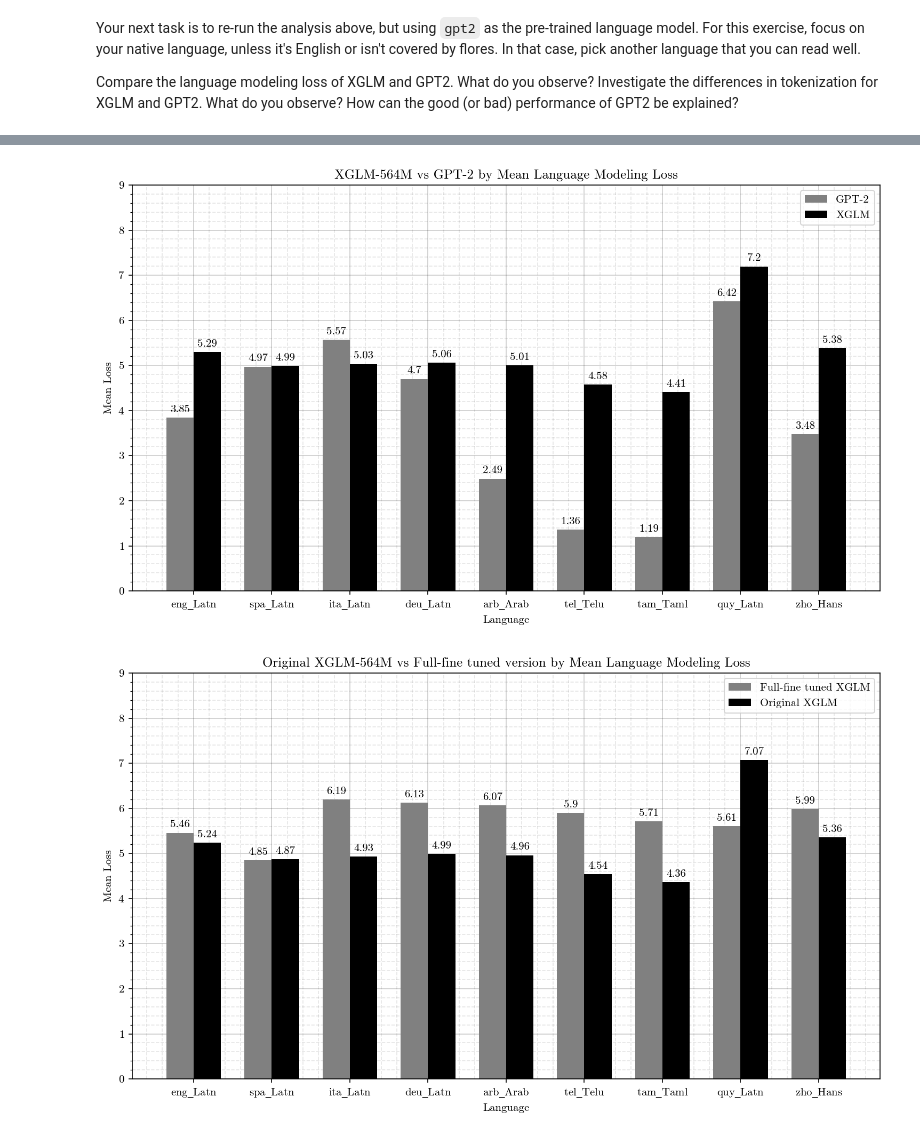
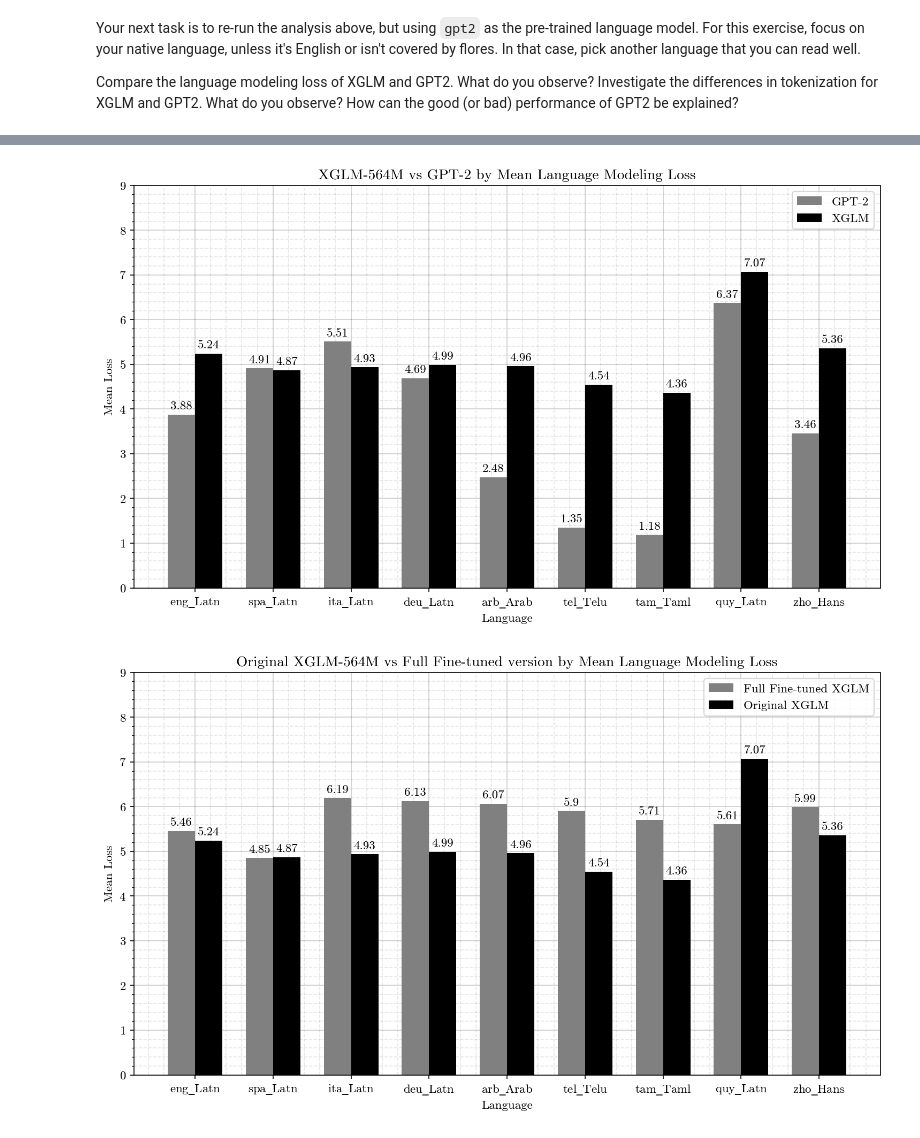
Before and after one commit to Kanakanajm/nnti, a Jupyter notebook: NNTIProject/notebooks/task1.ipynb, the cells around one changed output, grey strips where cells are left out. Saved outputs shown, nothing was run; the diff lists cells and outputs as text; code cells hidden in the pictures.

Commit message:
Plots for presentation

```diff
--- a/NNTIProject/notebooks/task1.ipynb
+++ b/NNTIProject/notebooks/task1.ipynb
@@ -49,6 +49,7 @@ BATCH_SIZE = 2  # for testing purposes, we start with a batch size of 2. You can
 SPLIT_TO_PLOT = "devtest"  # Set up the split to plot at the end
 TORCH_DEVICE = torch.device("cuda") if torch.cuda.is_available() else torch.device("cpu")  # device to run the model on
 CACHE_DIR = "/run/media/Camilo/Personal/cache/" # Change this to the folder you want the cached model, tokenizers, etc.
+LOCAL_CACHE = "../cache/"  # For plots and other local files that are not as big
 
 # set up figure parameters to make them look nice
 plt.rcParams["axes.formatter.use_mathtext"] = True
@@ -849,40 +850,40 @@ Data loaded from losses_gpt2_bs_2_pbp_True_ipt_-100.json.
 matplotlib.rcParams["figure.dpi"] = 150
 
 LANGS_TO_CHECK = LANGUAGES
-split_to_plot = "dev"
+split_to_plot = "devtest"
 
 # Prepare data for plotting
 labels = [lang.replace("_", "$\mathrm{\_}$") for lang in LANGS_TO_CHECK]
 finetuned_losses = [np.mean(losses_gpt2[language][split_to_plot]) for language in LANGS_TO_CHECK]
 xglm_losses = [np.mean(losses_xglm[language][split_to_plot]) for language in LANGS_TO_CHECK]
 
 x = np.arange(len(labels))  # the label locations
 width = 0.35  # the width of the bars
 
 fig, ax = plt.subplots(figsize=(10, 6))
 rects1 = ax.bar(x - width / 2, finetuned_losses, width, label="GPT-2", color="gray")
 rects2 = ax.bar(x + width / 2, xglm_losses, width, label="XGLM", color="black")
 
 # format plot
 ax.set_title("XGLM-564M vs GPT-2 by Mean Language Modeling Loss")
 ax.set_ylabel("Mean Loss")
 ax.set_xlabel("Language")
 ax.set_xticks(x)
 ax.set_xticklabels(labels, ha="center")
 ax.set_ylim(0, 9)
 ax.legend()
 ax = autolabel(rects1, ax)
 ax = autolabel(rects2, ax)
 ax.grid(True, which="major", color="k", linestyle="-", alpha=0.2)
 ax.grid(True, which="minor", color="k", linestyle="--", alpha=0.1)
 ax.tick_params(axis='x', which='minor', bottom=False) # Disable minor ticks on the x-axis
 ax.minorticks_on()
 ax.set_axisbelow(True)
 fig.tight_layout()
 fig.show()
-fig.savefig("../cache/plots_task1/xglm_vs_gpt2_mean_losses.png", dpi=300, bbox_inches='tight')
+fig.savefig(os.path.join(LOCAL_CACHE, "plots_task1", "xglm_vs_gpt2_mean_losses.jpg"), dpi=300, bbox_inches='tight')
 # %% [output]
-[figure, old version]
+[figure, new version]
 # %%
 losses_xglm_filename = "losses_xglm-564M_bs_2_pbp_True_ipt_-100.json"
 losses_xglm_finetuned = "losses_full-fine-tuned-xglm.json"
@@ -904,11 +905,11 @@ x = np.arange(len(labels))  # the label locations
 width = 0.35  # the width of the bars
 
 fig, ax = plt.subplots(figsize=(10, 6))
-rects1 = ax.bar(x - width / 2, finetuned_losses, width, label="Full-fine tuned XGLM", color="gray")
+rects1 = ax.bar(x - width / 2, finetuned_losses, width, label="Full Fine-tuned XGLM", color="gray")
 rects2 = ax.bar(x + width / 2, xglm_losses, width, label="Original XGLM", color="black")
 
 # format plot
-ax.set_title("Original XGLM-564M vs Full-fine tuned version by Mean Language Modeling Loss")
+ax.set_title("Original XGLM-564M vs Full Fine-tuned version by Mean Language Modeling Loss")
 ax.set_ylabel("Mean Loss")
 ax.set_xlabel("Language")
 ax.set_xticks(x)
@@ -924,6 +925,6 @@ ax.minorticks_on()
 ax.set_axisbelow(True)
 fig.tight_layout()
 fig.show()
-fig.savefig("../cache/plots_task1/xglm_vs_finetuned.png", dpi=300, bbox_inches='tight')
+fig.savefig(os.path.join(LOCAL_CACHE, "plots_task1", "xglm_vs_finetuned.jpg"), dpi=300, bbox_inches='tight')
 # %% [output]
-[figure, old version]
+[figure, new version]
```
Also changed, not shown: parts of 3 cells of this notebook, 19 other files.
